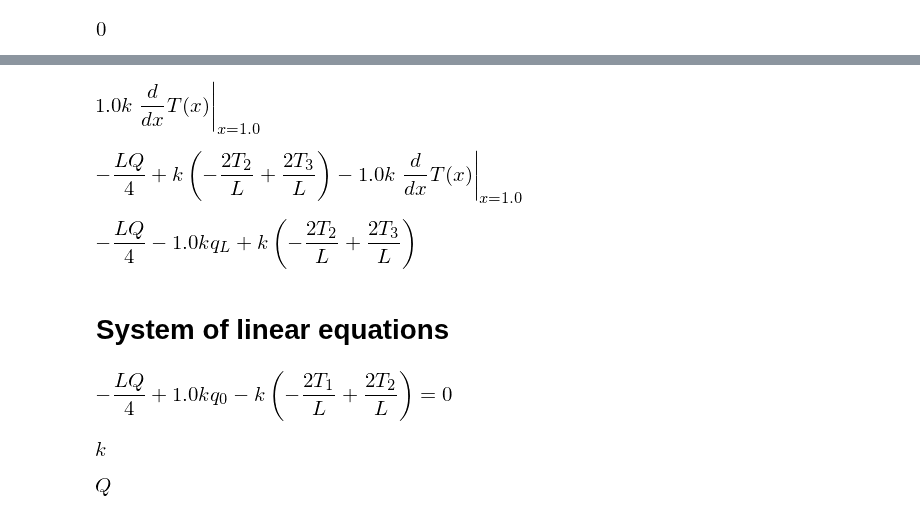
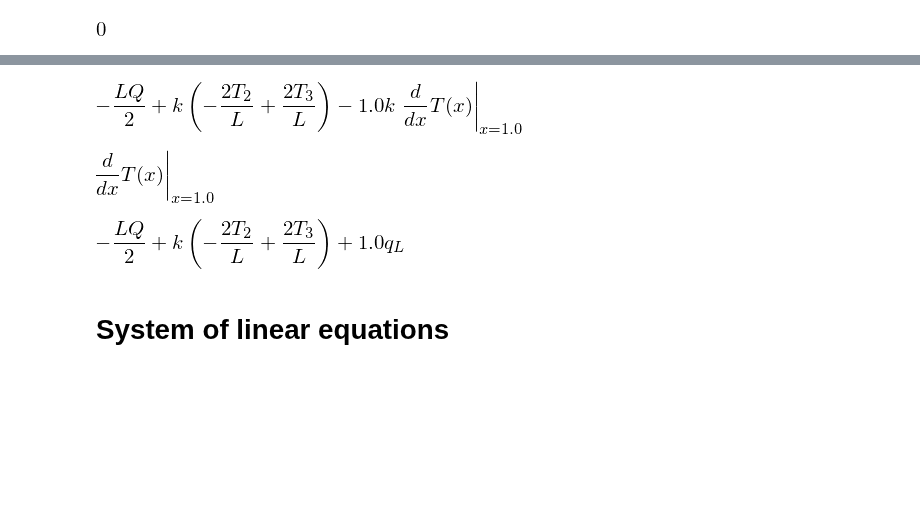
Before and after one commit to f-fathurrahman/ffr-MetodeNumerik, a Jupyter notebook: TF4062_KompRekLanjut/FEM/FEM_1d_symbolic_01.ipynb, the cells around one changed output, grey strips where cells are left out. Cells and saved outputs as stored; diff of their text form; code cells hidden in the pictures; blank space fills up the shorter version.

```diff
--- a/TF4062_KompRekLanjut/FEM/FEM_1d_symbolic_01.ipynb
+++ b/TF4062_KompRekLanjut/FEM/FEM_1d_symbolic_01.ipynb
@@ -375,0 +428,5 @@ term3_x0
+# %%
+expr1s = expr1.subs({T: T_expansion, w: N_third})
+expr1ss = expr1s.doit()
+term1_third = Integral(expr1ss, (x,0,L)).doit()
+term1_third
@@ -375,0 +435,3 @@ term3_x0
+# %%
+term2_third = expr2.subs({w: N_second}).doit()
+term2_third
@@ -376,4 +440,6 @@ term3_x0
 # %%
-term3_xL = expr3.subs({ w: N_second, x: Lnum, L: Lnum})
-term3_xL
+term3_x0 = expr3.subs({ w: N_third, x: 0, L: Lnum})
+term3_xL = expr3.subs({ w: N_third, x: Lnum, L: Lnum})
+term3_third = term3_xL - term3_x0
+term3_third
 # %% [output]
@@ -405,31 +447,18 @@ term3_x0
-# %%
-term3_xL = expr3.subs({ w: N_third, x: Lnum, L: Lnum})
-term3_xL
-# %% [output]
-[figure, removed]
-# %%
-eq_third = term1 - term2 - (term3_xL - term3_x0)
-eq_third
-# %% [output]
-[figure, removed]
+# %%
+eq_third = term1_third - term2_third - term3_third
+eq_third
+# %% [output]
+[figure, added]
 # %%
 qL = Symbol("q_L", real=True)
+# %%
+term3_xL.args[2]
+# %% [output]
+[figure, added]
 # %%
-eq_third = eq_third.subs( {term3_xL.args[2]: qL} )
+eq_third = eq_third.subs( {k*term3_xL.args[2]: -qL} )
 eq_third
 # %% [output]
-[figure, old version]
+[figure, new version]
 # %% [markdown]
 # System of linear equations
-# %%
-Equality( eq_first )
-# %% [output]
-[figure, removed]
-# %%
-k
-# %% [output]
-[figure, removed]
-# %%
-Q
-# %% [output]
-[figure, removed]
```
Also changed, not shown: parts of 56 cells of this notebook.
